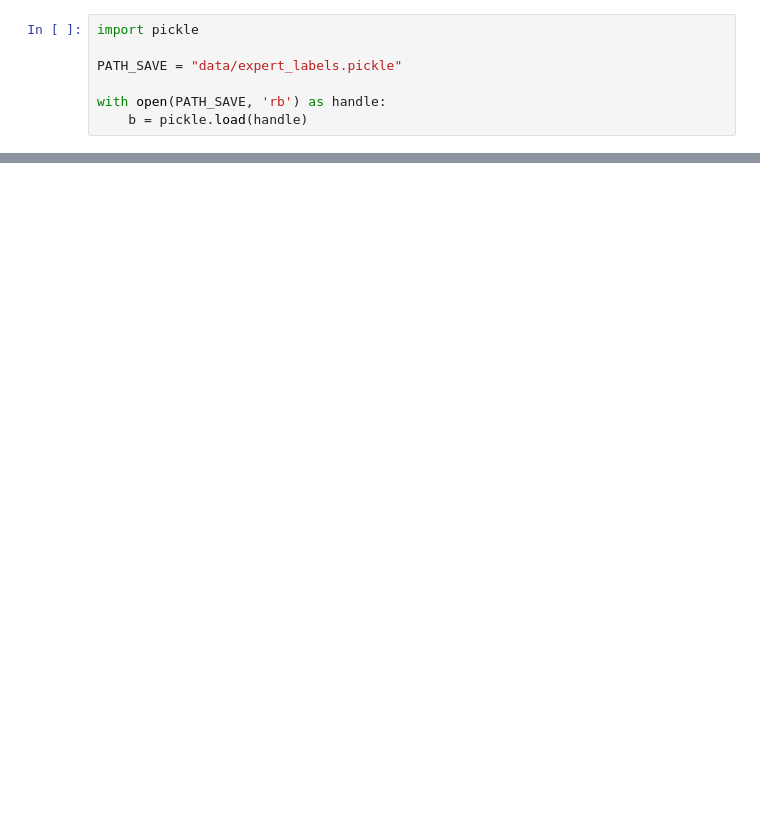
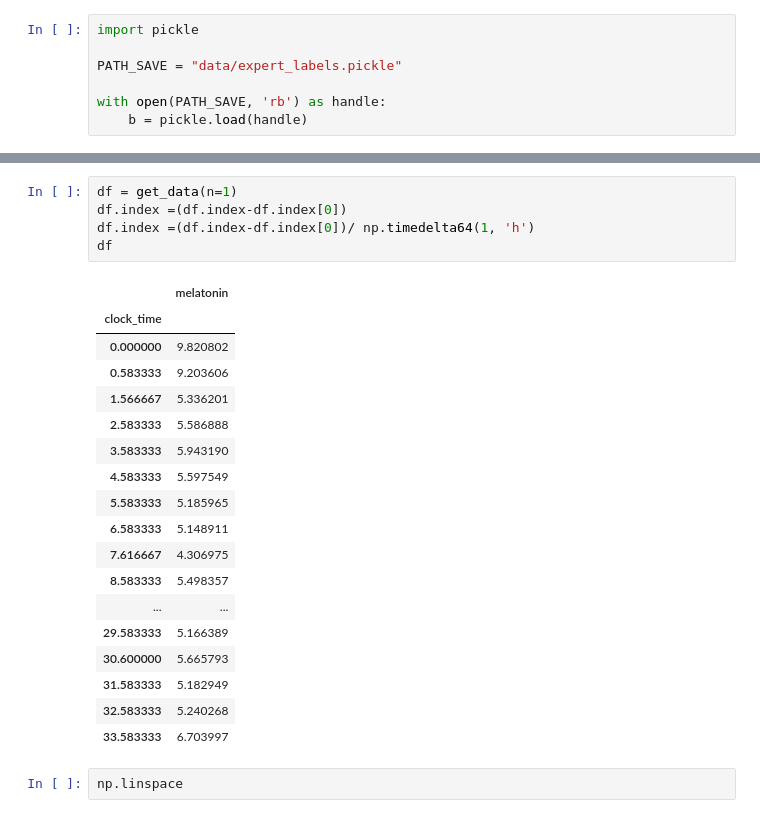
Before and after one commit to gkolosov/DLMO-GUI, a Jupyter notebook: notebooks/expert_DLMO_interface.ipynb, the cells around one changed output, grey strips where cells are left out. Cells and saved outputs as stored; diff of their text form; blank space fills up the shorter version.

```diff
--- a/notebooks/expert_DLMO_interface.ipynb
+++ b/notebooks/expert_DLMO_interface.ipynb
@@ -27,0 +40,26 @@ with open(PATH_SAVE, 'rb') as handle:
+# %%
+df = get_data(n=1)
+df.index =(df.index-df.index[0])
+df.index =(df.index-df.index[0])/ np.timedelta64(1, 'h')
+df
+# %% [output]
+|  | melatonin |
+| clock_time |  |
+| 0.000000 | 9.820802 |
+| 0.583333 | 9.203606 |
+| 1.566667 | 5.336201 |
+| 2.583333 | 5.586888 |
+| 3.583333 | 5.943190 |
+| 4.583333 | 5.597549 |
+| 5.583333 | 5.185965 |
+| 6.583333 | 5.148911 |
+| 7.616667 | 4.306975 |
+| 8.583333 | 5.498357 |
+| ... | ... |
+| 29.583333 | 5.166389 |
+| 30.600000 | 5.665793 |
+| 31.583333 | 5.182949 |
+| 32.583333 | 5.240268 |
+| 33.583333 | 6.703997 |
+# %%
+np.linspace
```
Also changed, not shown: parts of 8 cells of this notebook, 2 other files.
